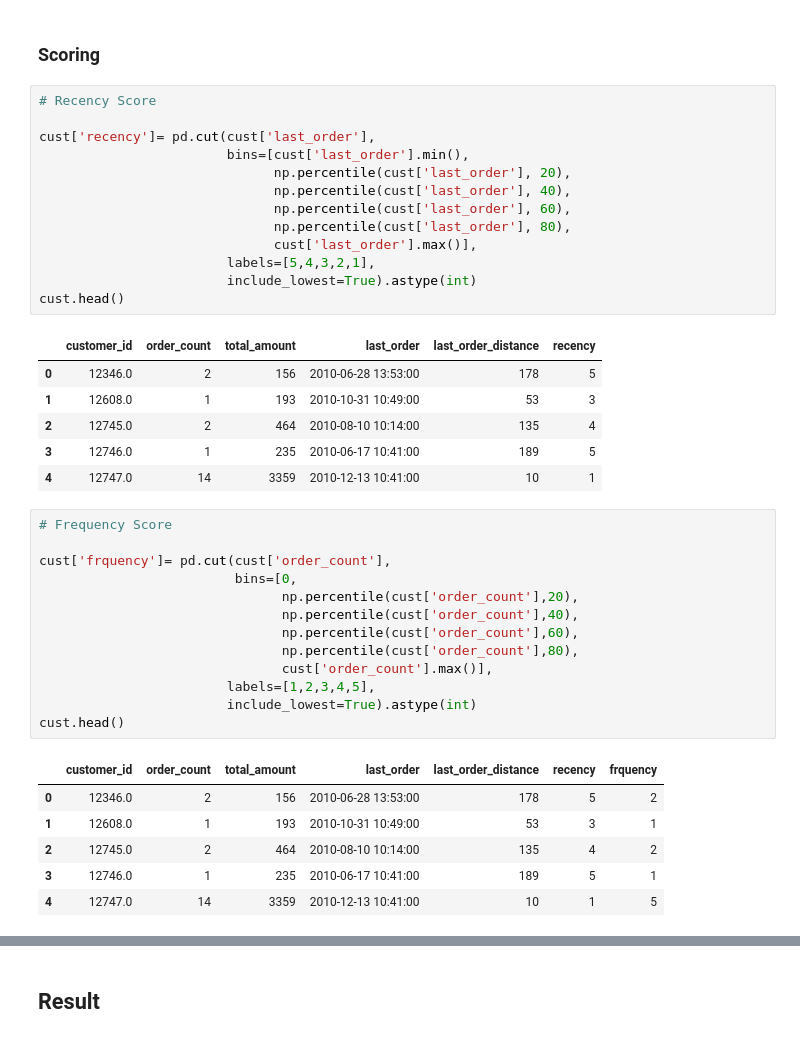
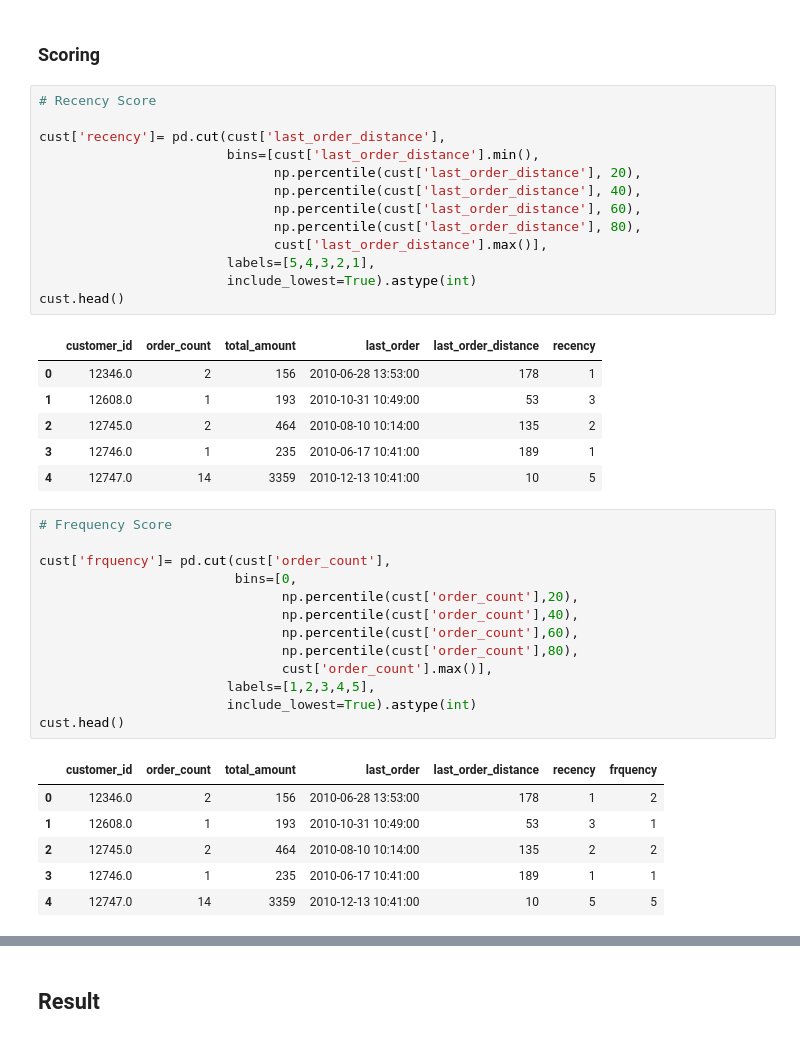
Before and after one commit to enthokz/Customer-Analysis, a Jupyter notebook: User-Segmentation/RFM Segmentation Retail.ipynb, the cells around one changed output, grey strips where cells are left out. Saved outputs shown, nothing was run; the diff lists cells and outputs as text.

```diff
--- a/User-Segmentation/RFM Segmentation Retail.ipynb
+++ b/User-Segmentation/RFM Segmentation Retail.ipynb
@@ -450,23 +450,23 @@ cust
 # %%
 # Recency Score
 
-cust['recency']= pd.cut(cust['last_order'],
-                        bins=[cust['last_order'].min(),
-                              np.percentile(cust['last_order'], 20),
-                              np.percentile(cust['last_order'], 40),
-                              np.percentile(cust['last_order'], 60),
-                              np.percentile(cust['last_order'], 80),
-                              cust['last_order'].max()],
+cust['recency']= pd.cut(cust['last_order_distance'],
+                        bins=[cust['last_order_distance'].min(),
+                              np.percentile(cust['last_order_distance'], 20),
+                              np.percentile(cust['last_order_distance'], 40),
+                              np.percentile(cust['last_order_distance'], 60),
+                              np.percentile(cust['last_order_distance'], 80),
+                              cust['last_order_distance'].max()],
                         labels=[5,4,3,2,1],
                         include_lowest=True).astype(int)
 cust.head()
 # %% [output]
 |  | customer_id | order_count | total_amount | last_order | last_order_distance | recency |
-| 0 | 12346.0 | 2 | 156 | 2010-06-28 13:53:00 | 178 | 5 |
+| 0 | 12346.0 | 2 | 156 | 2010-06-28 13:53:00 | 178 | 1 |
 | 1 | 12608.0 | 1 | 193 | 2010-10-31 10:49:00 | 53 | 3 |
-| 2 | 12745.0 | 2 | 464 | 2010-08-10 10:14:00 | 135 | 4 |
-| 3 | 12746.0 | 1 | 235 | 2010-06-17 10:41:00 | 189 | 5 |
-| 4 | 12747.0 | 14 | 3359 | 2010-12-13 10:41:00 | 10 | 1 |
+| 2 | 12745.0 | 2 | 464 | 2010-08-10 10:14:00 | 135 | 2 |
+| 3 | 12746.0 | 1 | 235 | 2010-06-17 10:41:00 | 189 | 1 |
+| 4 | 12747.0 | 14 | 3359 | 2010-12-13 10:41:00 | 10 | 5 |
 # %%
 # Frequency Score
 
@@ -482,11 +482,11 @@ cust['frquency']= pd.cut(cust['order_count'],
 cust.head()
 # %% [output]
 |  | customer_id | order_count | total_amount | last_order | last_order_distance | recency | frquency |
-| 0 | 12346.0 | 2 | 156 | 2010-06-28 13:53:00 | 178 | 5 | 2 |
+| 0 | 12346.0 | 2 | 156 | 2010-06-28 13:53:00 | 178 | 1 | 2 |
 | 1 | 12608.0 | 1 | 193 | 2010-10-31 10:49:00 | 53 | 3 | 1 |
-| 2 | 12745.0 | 2 | 464 | 2010-08-10 10:14:00 | 135 | 4 | 2 |
-| 3 | 12746.0 | 1 | 235 | 2010-06-17 10:41:00 | 189 | 5 | 1 |
-| 4 | 12747.0 | 14 | 3359 | 2010-12-13 10:41:00 | 10 | 1 | 5 |
+| 2 | 12745.0 | 2 | 464 | 2010-08-10 10:14:00 | 135 | 2 | 2 |
+| 3 | 12746.0 | 1 | 235 | 2010-06-17 10:41:00 | 189 | 1 | 1 |
+| 4 | 12747.0 | 14 | 3359 | 2010-12-13 10:41:00 | 10 | 5 | 5 |
 # %%
 # Monetary Score
 
```
Also changed, not shown: parts of 7 cells of this notebook.
